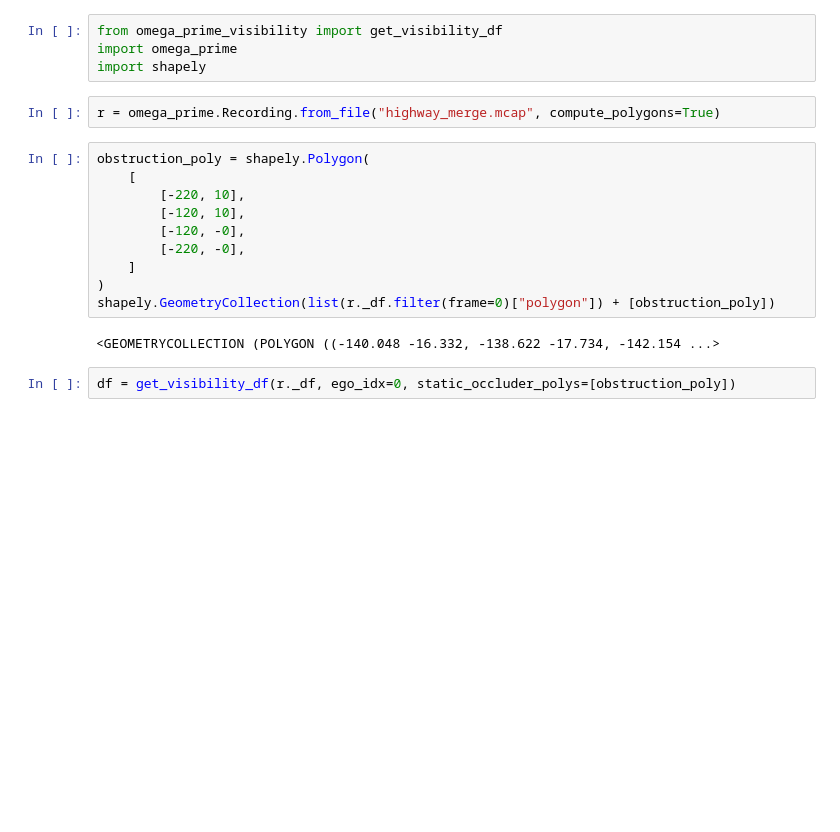
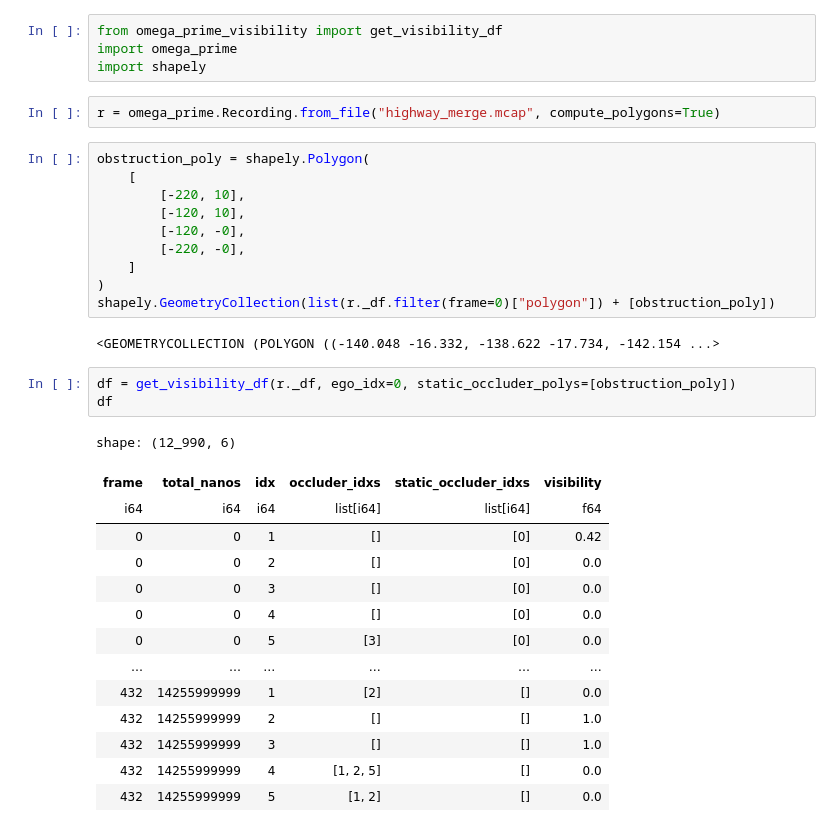
Before and after one commit to ika-rwth-aachen/omega-prime-visibility, a Jupyter notebook: tutorial.ipynb, the cells around one changed output. Cells and saved outputs as stored; diff of their text form; blank space fills up the shorter version.

Commit message:
add total_nanos to df

```diff
--- a/tutorial.ipynb
+++ b/tutorial.ipynb
@@ -18,4 +18,20 @@ shapely.GeometryCollection(list(r._df.filter(frame=0)["polygon"]) + [obstruction
 <GEOMETRYCOLLECTION (POLYGON ((-140.048 -16.332, -138.622 -17.734, -142.154 ...>
 # %%
 df = get_visibility_df(r._df, ego_idx=0, static_occluder_polys=[obstruction_poly])
+df
+# %% [output]
+shape: (12_990, 6)
+| frame | total_nanos | idx | occluder_idxs | static_occluder_idxs | visibility |
+| i64 | i64 | i64 | list[i64] | list[i64] | f64 |
+| 0 | 0 | 1 | [] | [0] | 0.42 |
+| 0 | 0 | 2 | [] | [0] | 0.0 |
+| 0 | 0 | 3 | [] | [0] | 0.0 |
+| 0 | 0 | 4 | [] | [0] | 0.0 |
+| 0 | 0 | 5 | [3] | [0] | 0.0 |
+| … | … | … | … | … | … |
+| 432 | 14255999999 | 1 | [2] | [] | 0.0 |
+| 432 | 14255999999 | 2 | [] | [] | 1.0 |
+| 432 | 14255999999 | 3 | [] | [] | 1.0 |
+| 432 | 14255999999 | 4 | [1, 2, 5] | [] | 0.0 |
+| 432 | 14255999999 | 5 | [1, 2] | [] | 0.0 |
 # %%
```
Also changed, not shown: parts of 2 cells of this notebook, 1 other file.
